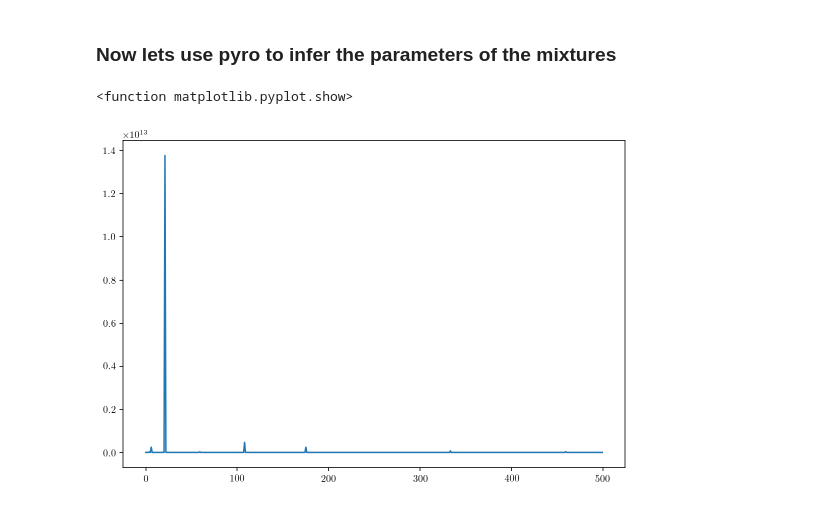
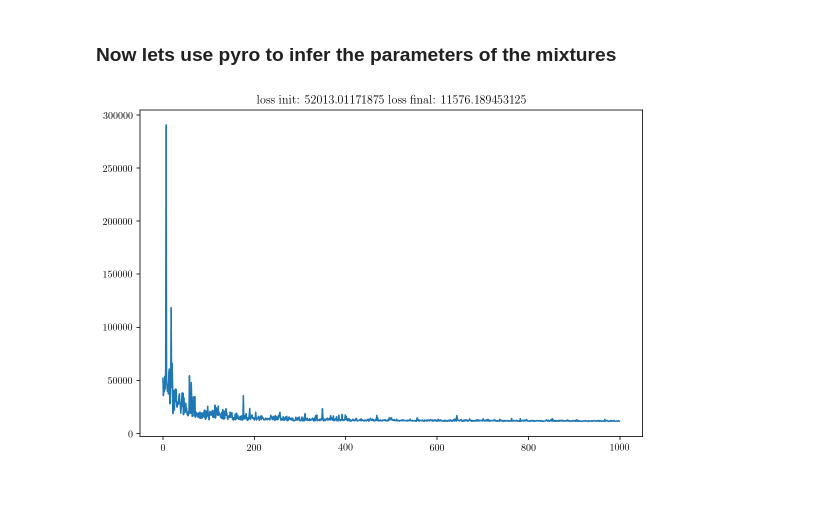
Before and after one commit to jrussell25/ML-miscellany, a Jupyter notebook: pyro_gmm.ipynb, the cells around one changed output. Cells and saved outputs as stored; diff of their text form; code cells hidden in the pictures.

```diff
--- a/pyro_gmm.ipynb
+++ b/pyro_gmm.ipynb
@@ -70,0 +91,7 @@ plt.show()
+# %%
+kmeans = KMeans(n_clusters=N_classes,n_jobs=3).fit(data.numpy())
+#plt.scatter(learned_means[:,0],learned_means[:,1],label='learned')
+plt.scatter(true_means[:,0].numpy(),true_means[:,1].numpy(),label='ground truth')
+plt.scatter(kmeans.cluster_centers_[:,0],kmeans.cluster_centers_[:,1],label='kmeans')
+plt.legend()
+plt.show()
@@ -98,16 +137,0 @@ def model(data):
-# %%
-def guide(data):
-    #variational params
-    phi = pyro.param('phi',torch.stack(data.shape[0]*(torch.ones(N_classes)/N_classes,)),constraint=constraints.simplex)
-    m_loc = pyro.param('m_loc',10*torch.randn((N_classes,dims)))
-    m_scale = pyro.param('m_scale',5*torch.stack(N_classes*(torch.eye(dims),)) ,constraint=constraints.lower_cholesky)
-    s_shape = pyro.param('s_shape',10*torch.rand(N_classes,dims), constraint=constraints.positive)
-    s_rate = pyro.param('s_rate', 0.5*torch.ones((N_classes,dims)) ,constraint=constraints.positive)
-
-    #model latent vars
-    with pyro.plate('classes'):
-        means = pyro.sample('means',dist.MultivariateNormal(m_loc,scale_tril=m_scale))
-        scales = pyro.sample('scales',dist.Gamma(s_shape, s_rate).to_event(1))
-
-    with pyro.plate('data',data.shape[0]):
-        c = pyro.sample('c',dist.Categorical(phi)).to(torch.long)
@@ -114,18 +170,15 @@ def guide(data):
 # %%
-adam_params = {"lr": 0.05, "betas": (0.90, 0.999)}
+adam_params = {"lr": 0.005, "betas": (0.90, 0.999)}
 optimizer = Adam(adam_params)
-# setup the inference algorithm
-svi = SVI(model, guide, optimizer, loss=TraceEnum_ELBO(max_plate_nesting=1), num_samples=100)
+svi = SVI(model, guide, optimizer, loss=TraceEnum_ELBO(max_plate_nesting=1), num_samples=1000)
 # %%
 pyro.clear_param_store()
-n_steps = 500
+n_steps = 1000
 losses = []
 for s in range(n_steps):
-    if (i+1)%50==0:
-        print(i+1)
-    losses.append(svi.step(train_data))
+    losses.append(svi.step(data))
 plt.plot(losses)
-plt.show
+plt.title(f"loss init: {losses[0]}   loss final: {losses[-1]}")
+plt.show()
 # %% [output]
-<function matplotlib.pyplot.show>
-[figure, old version]
+[figure, new version]
```
Also changed, not shown: parts of 36 cells of this notebook.
